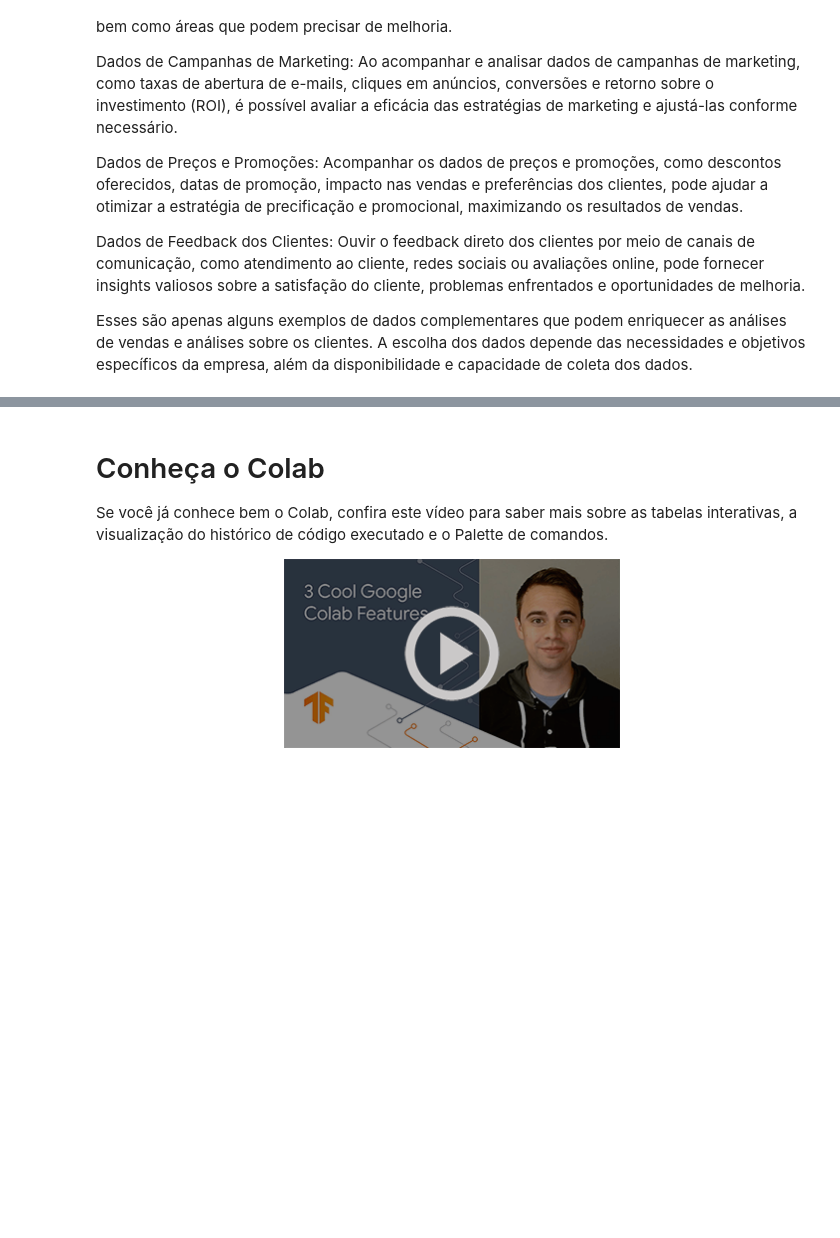
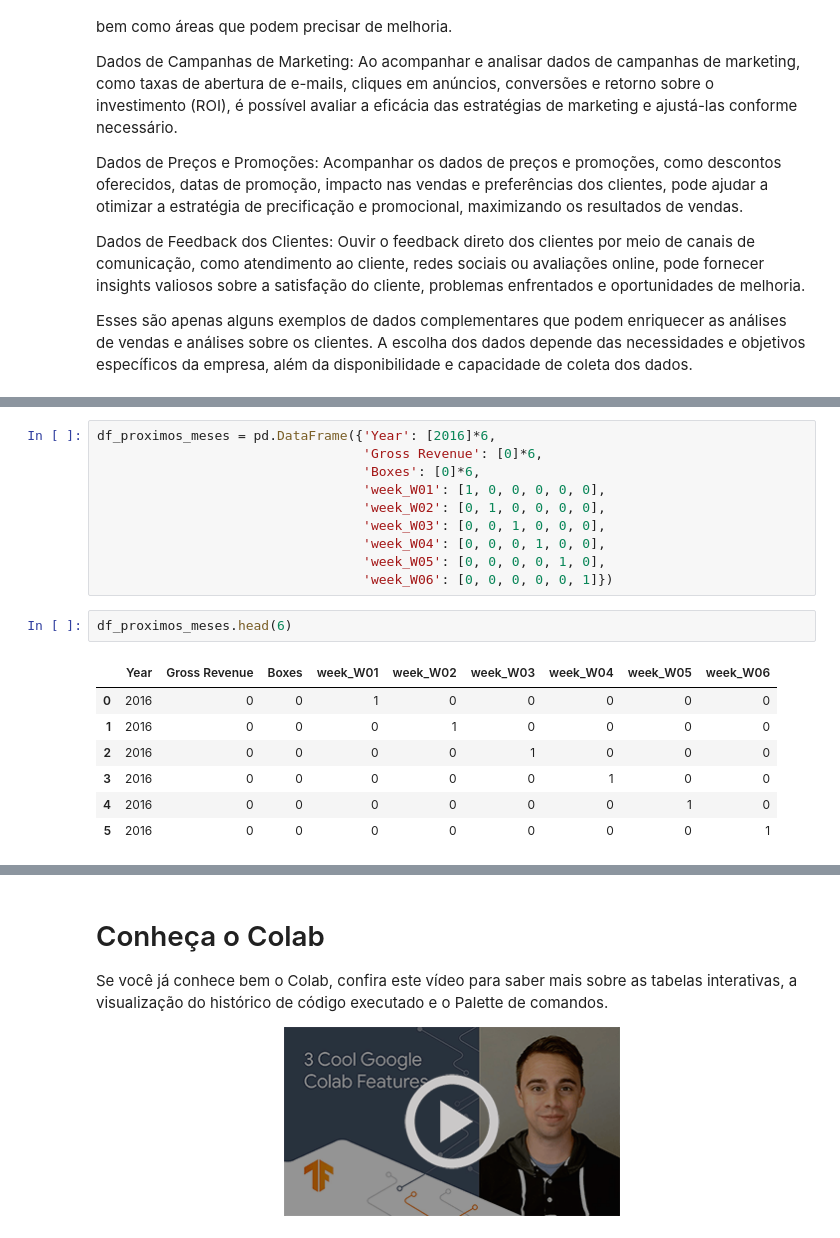
Before and after one commit to FabiBarbos/Churn, a Jupyter notebook: Olá,_este_é_o_Colaboratory.ipynb, the cells around one changed output, grey strips where cells are left out. Drawn from its saved outputs; the diff is of its cells as text; blank space fills up the shorter version.

```diff
--- a/Olá,_este_é_o_Colaboratory.ipynb
+++ b/Olá,_este_é_o_Colaboratory.ipynb
@@ -148 +545,21 @@ Esses são apenas alguns exemplos de dados complementares que podem enriquecer a
+# %%
+df_proximos_meses = pd.DataFrame({'Year': [2016]*6,
+                                  'Gross Revenue': [0]*6,
+                                  'Boxes': [0]*6,
+                                  'week_W01': [1, 0, 0, 0, 0, 0],
+                                  'week_W02': [0, 1, 0, 0, 0, 0],
+                                  'week_W03': [0, 0, 1, 0, 0, 0],
+                                  'week_W04': [0, 0, 0, 1, 0, 0],
+                                  'week_W05': [0, 0, 0, 0, 1, 0],
+                                  'week_W06': [0, 0, 0, 0, 0, 1]})
+# %%
+df_proximos_meses.head(6)
+# %% [output]
+|  | Year | Gross Revenue | Boxes | week_W01 | week_W02 | week_W03 | week_W04 | week_W05 | week_W06 |
+| 0 | 2016 | 0 | 0 | 1 | 0 | 0 | 0 | 0 | 0 |
+| 1 | 2016 | 0 | 0 | 0 | 1 | 0 | 0 | 0 | 0 |
+| 2 | 2016 | 0 | 0 | 0 | 0 | 1 | 0 | 0 | 0 |
+| 3 | 2016 | 0 | 0 | 0 | 0 | 0 | 1 | 0 | 0 |
+| 4 | 2016 | 0 | 0 | 0 | 0 | 0 | 0 | 1 | 0 |
+| 5 | 2016 | 0 | 0 | 0 | 0 | 0 | 0 | 0 | 1 |
 # %%
```
Also changed, not shown: parts of 25 cells of this notebook.
